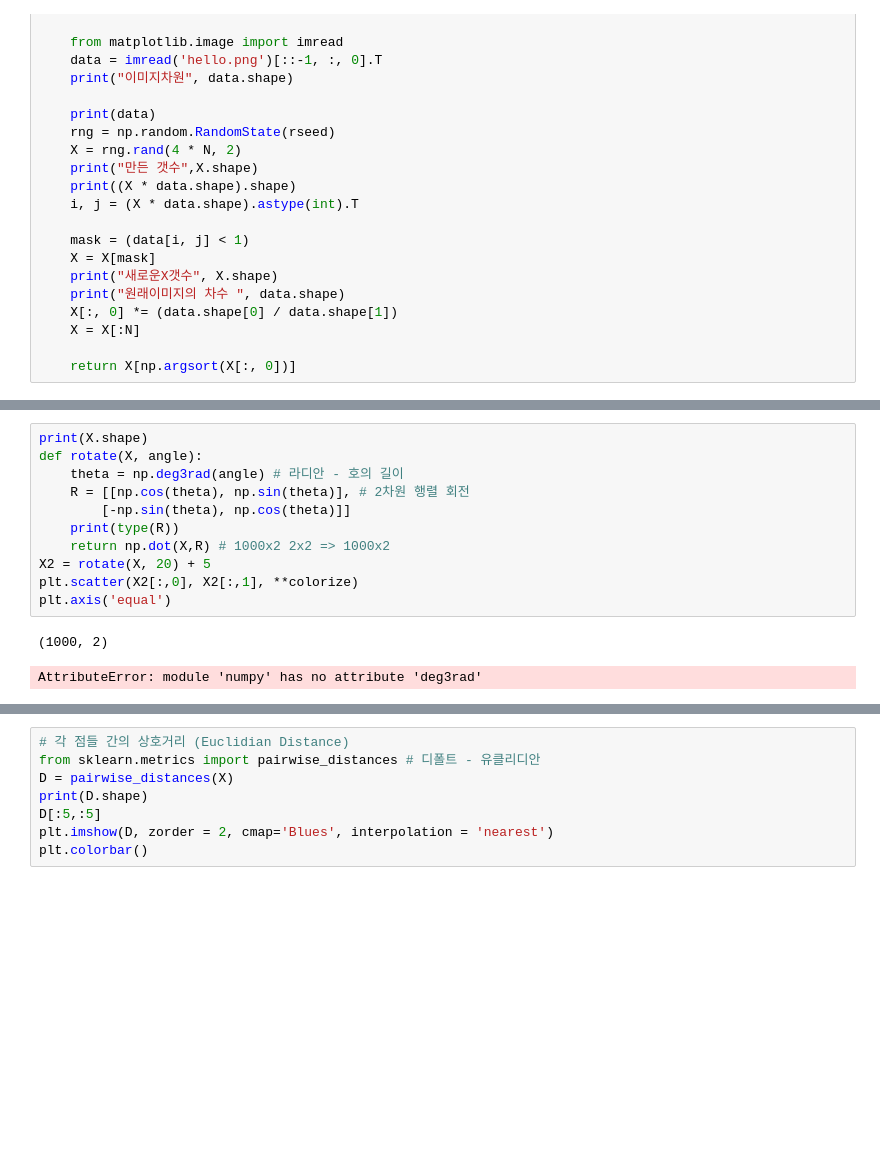
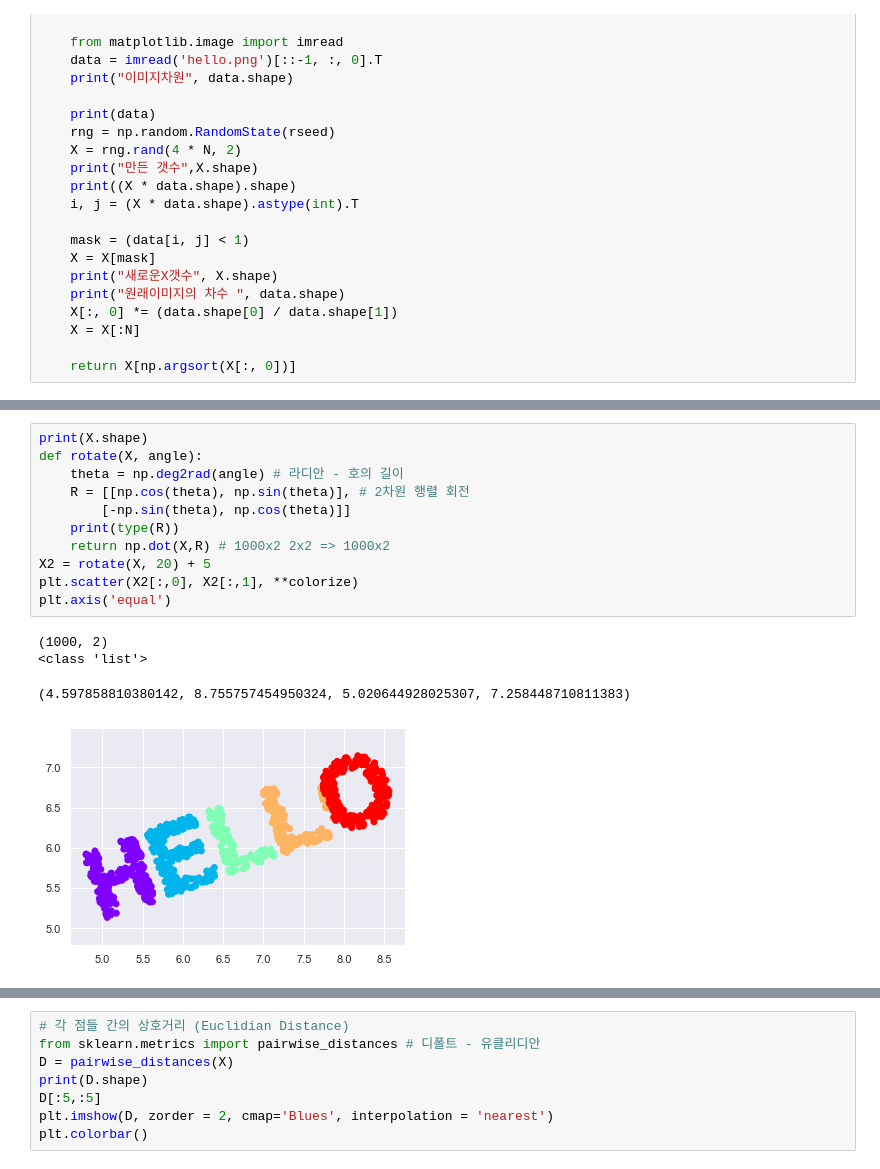
Before and after one commit to CityHopper/BM_YounghoonKANG_Python, a Jupyter notebook: 200115_python_knn.ipynb, the cells around one changed output, grey strips where cells are left out. Cells and saved outputs as stored; diff of their text form; blank space fills up the shorter version.

```diff
--- a/200115_python_knn.ipynb
+++ b/200115_python_knn.ipynb
@@ -54,17 +54,19 @@ AttributeError: module 'matplotlib.cm' has no attribute 'get_camp'
 # %%
 print(X.shape)
 def rotate(X, angle):
-    theta = np.deg3rad(angle) # 라디안 - 호의 길이
+    theta = np.deg2rad(angle) # 라디안 - 호의 길이
     R = [[np.cos(theta), np.sin(theta)], # 2차원 행렬 회전
         [-np.sin(theta), np.cos(theta)]]
     print(type(R))
     return np.dot(X,R) # 1000x2 2x2 => 1000x2
 X2 = rotate(X, 20) + 5
 plt.scatter(X2[:,0], X2[:,1], **colorize)
 plt.axis('equal')
 # %% [output]
 (1000, 2)
+<class 'list'>
-AttributeError: module 'numpy' has no attribute 'deg3rad'
+(4.597858810380142, 8.755757454950324, 5.020644928025307, 7.258448710811383)
+[figure, added]
 # %%
 print(X.shape)
 def rotate(X, angle):
```
Also changed, not shown: parts of 8 cells of this notebook.
